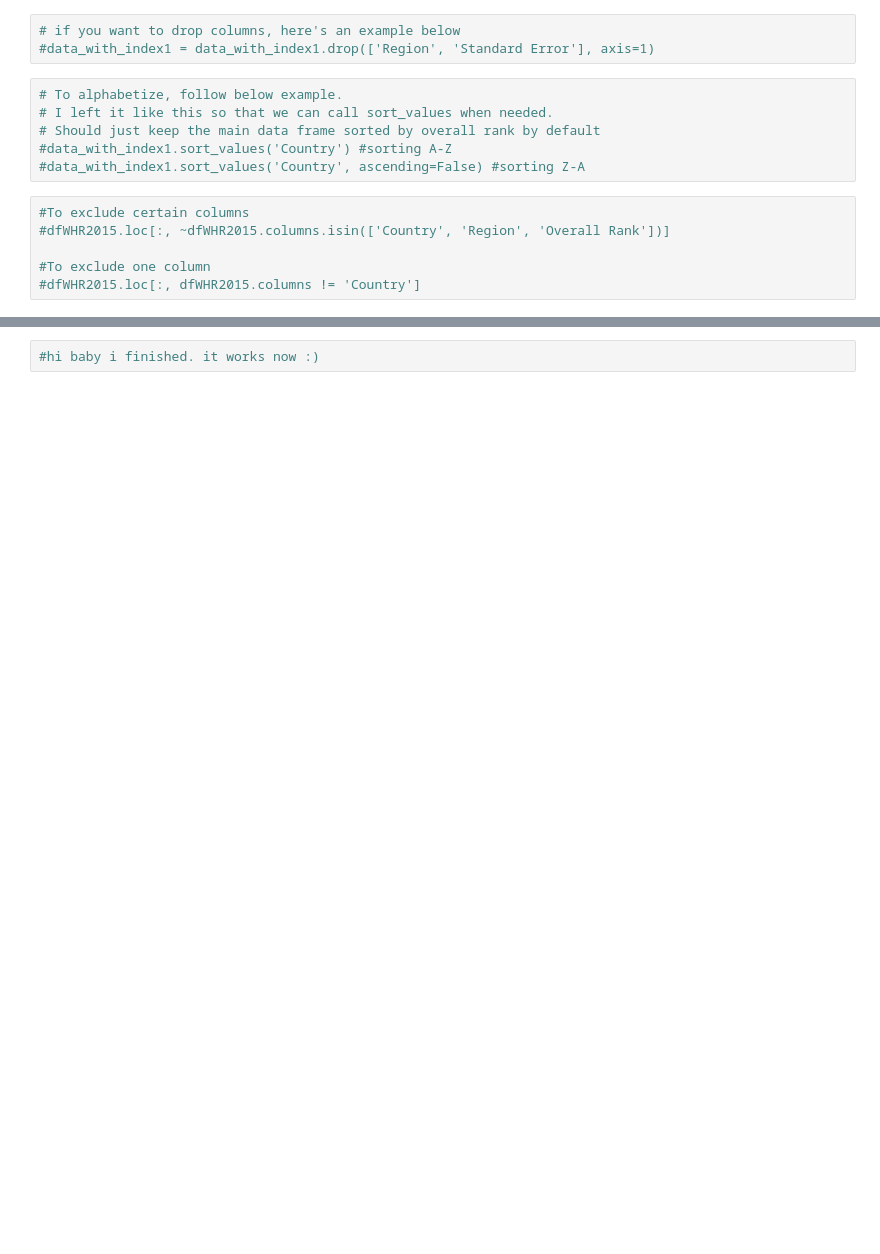
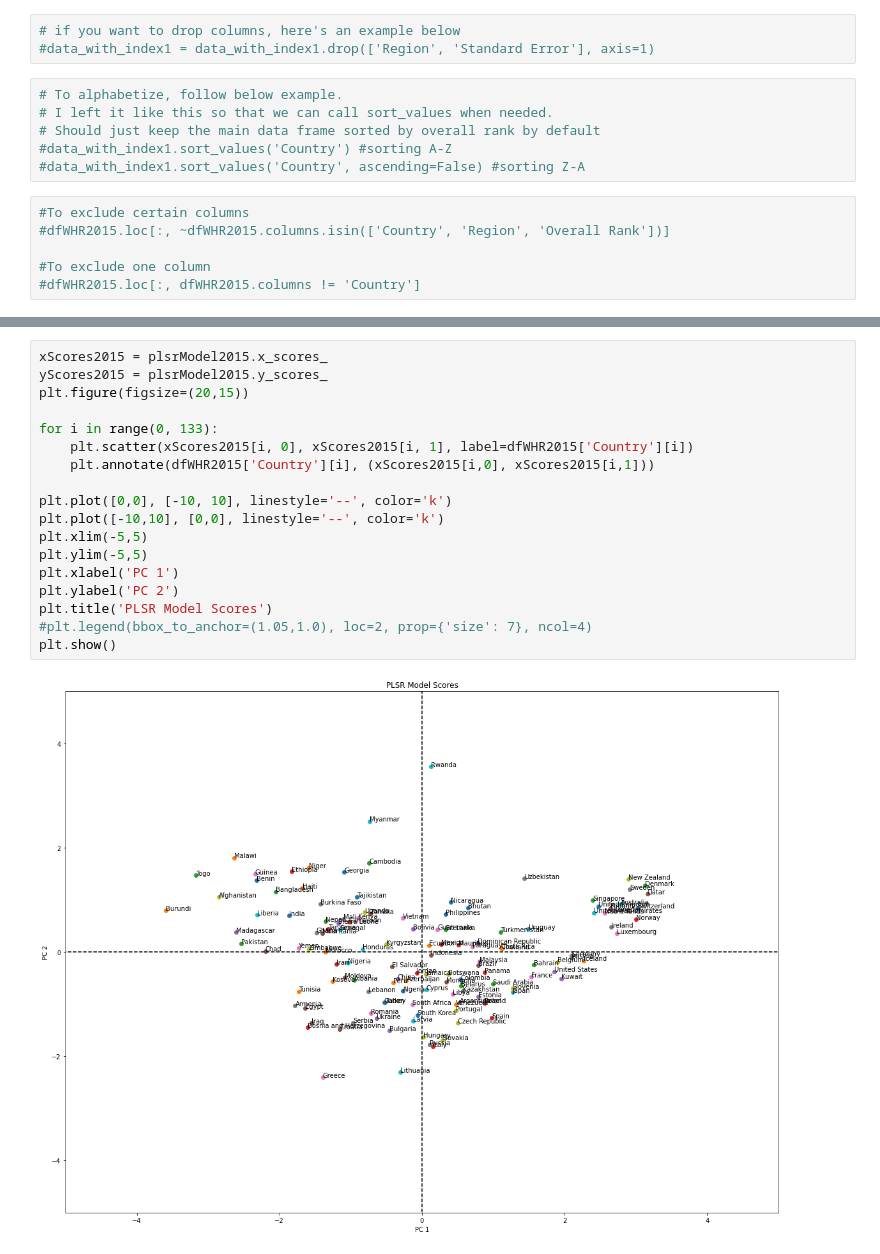
Before and after one commit to SourBob39/Happy_Planet_Analysis, a Jupyter notebook: Happiness-Metrics-for-Global-Life-Expectancy-Predictive-Analysis.ipynb, the cells around one changed output, grey strips where cells are left out. Drawn from its saved outputs; the diff is of its cells as text; blank space fills up the shorter version.

```diff
--- a/Happiness-Metrics-for-Global-Life-Expectancy-Predictive-Analysis.ipynb
+++ b/Happiness-Metrics-for-Global-Life-Expectancy-Predictive-Analysis.ipynb
@@ -293,2 +188,20 @@ variance90 = 0
-# %%
-#hi baby i finished. it works now :)
+# %%
+xScores2015 = plsrModel2015.x_scores_
+yScores2015 = plsrModel2015.y_scores_
+plt.figure(figsize=(20,15))
+
+for i in range(0, 133):
+    plt.scatter(xScores2015[i, 0], xScores2015[i, 1], label=dfWHR2015['Country'][i])
+    plt.annotate(dfWHR2015['Country'][i], (xScores2015[i,0], xScores2015[i,1]))
+
+plt.plot([0,0], [-10, 10], linestyle='--', color='k')
+plt.plot([-10,10], [0,0], linestyle='--', color='k')
+plt.xlim(-5,5)
+plt.ylim(-5,5)
+plt.xlabel('PC 1')
+plt.ylabel('PC 2')
+plt.title('PLSR Model Scores')
+#plt.legend(bbox_to_anchor=(1.05,1.0), loc=2, prop={'size': 7}, ncol=4)
+plt.show()
+# %% [output]
+[figure, added]
```
Also changed, not shown: parts of 22 cells of this notebook, 2 other files.
